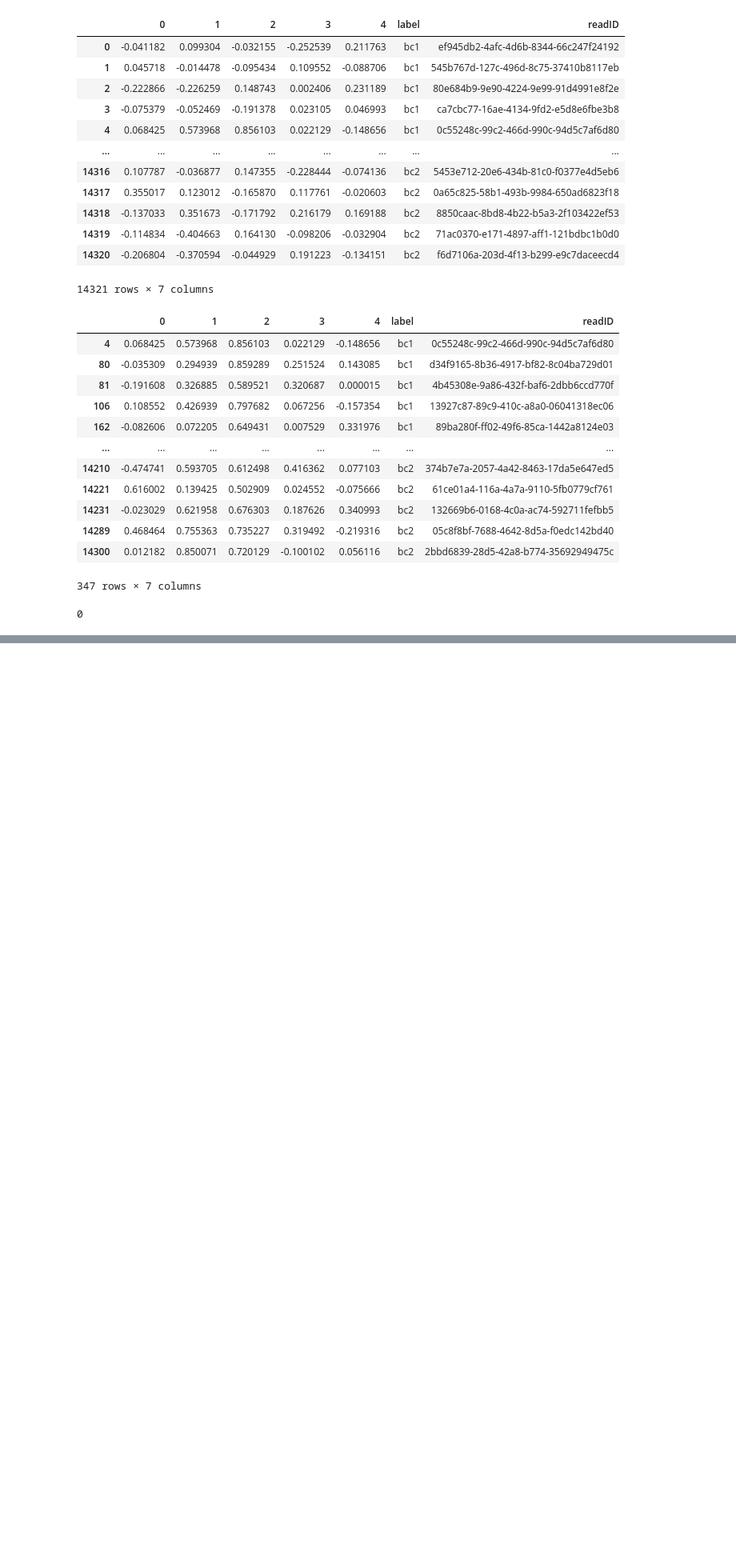
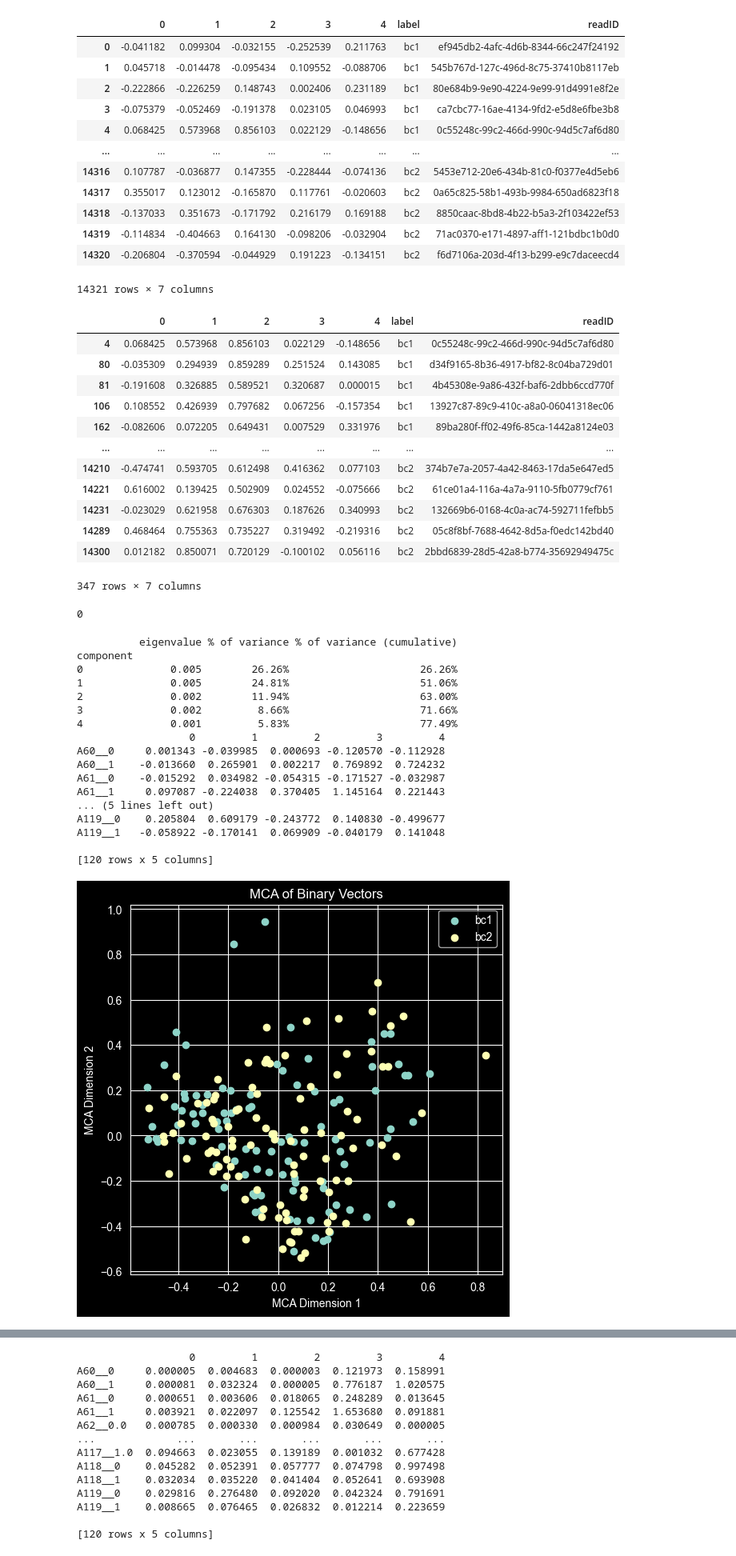
Before and after one commit to lihetran/mRNP_Shadowing, a Jupyter notebook: scripts/JANP-132_Analysis.ipynb, the cells around one changed output, grey strips where cells are left out. Shown at 80% size. Saved outputs shown, nothing was run; the diff lists cells and outputs as text; code cells hidden in the pictures; blank space fills up the shorter version.

```diff
--- a/scripts/JANP-132_Analysis.ipynb
+++ b/scripts/JANP-132_Analysis.ipynb
@@ -325,3 +325,36 @@ output_bam = '/data16/liam/working/data/alignments/251030_JANP-132_LT/demultiple
 os.system(f'samtools view -h -N {outPrefix / "dim3_readIDs.txt"} {input_bam} -o {output_bam}')
 # %% [output]
 0
+# %%
+# subset read_dict to only include dim3 reads
+dim3_read_dict = {}
+for bc, read_dicts in read_dict.items():
+    for readID, positDict in read_dicts.items():
+        if readID in dim3_reads:
+            if bc not in dim3_read_dict:
+                dim3_read_dict[bc] = {}
+            dim3_read_dict[bc][readID] = positDict
+# %%
+dim3_matrixOfEdits,dim3_listOfBCs,dim3_listOfReadIDs = formatForMCA(dim3_read_dict,100,0.35,0.4)
+# %%
+# run MCA and plot
+dim3_X_mca = doMCAandPlot(dim3_matrixOfEdits,dim3_listOfBCs,dim3_listOfReadIDs,outPrefix / '251205_MCA_dim3_only')
+# %% [output]
+          eigenvalue % of variance % of variance (cumulative)
+component
+0              0.005        26.26%                     26.26%
+1              0.005        24.81%                     51.06%
+2              0.002        11.94%                     63.00%
+3              0.002         8.66%                     71.66%
+4              0.001         5.83%                     77.49%
+                  0         1         2         3         4
+A60__0     0.001343 -0.039985  0.000693 -0.120570 -0.112928
+A60__1    -0.013660  0.265901  0.002217  0.769892  0.724232
+A61__0    -0.015292  0.034982 -0.054315 -0.171527 -0.032987
+A61__1     0.097087 -0.224038  0.370405  1.145164  0.221443
+... (5 lines left out)
+A119__0    0.205804  0.609179 -0.243772  0.140830 -0.499677
+A119__1   -0.058922 -0.170141  0.069909 -0.040179  0.141048
+
+[120 rows x 5 columns]
+[figure, added]
@@ -327,0 +364,14 @@ os.system(f'samtools view -h -N {outPrefix / "dim3_readIDs.txt"} {input_bam} -o
+                  0         1         2         3         4
+A60__0     0.000005  0.004683  0.000003  0.121973  0.158991
+A60__1     0.000081  0.032324  0.000005  0.776187  1.020575
+A61__0     0.000651  0.003606  0.018065  0.248289  0.013645
+A61__1     0.003921  0.022097  0.125542  1.653680  0.091881
+A62__0.0   0.000785  0.000330  0.000984  0.030649  0.000005
+...             ...       ...       ...       ...       ...
+A117__1.0  0.094663  0.023055  0.139189  0.001032  0.677428
+A118__0    0.045282  0.052391  0.057777  0.074798  0.997498
+A118__1    0.032034  0.035220  0.041404  0.052641  0.693908
+A119__0    0.029816  0.276480  0.092020  0.042324  0.791691
+A119__1    0.008665  0.076465  0.026832  0.012214  0.223659
+
+[120 rows x 5 columns]
```
Also changed, not shown: parts of 1 cell of this notebook.
